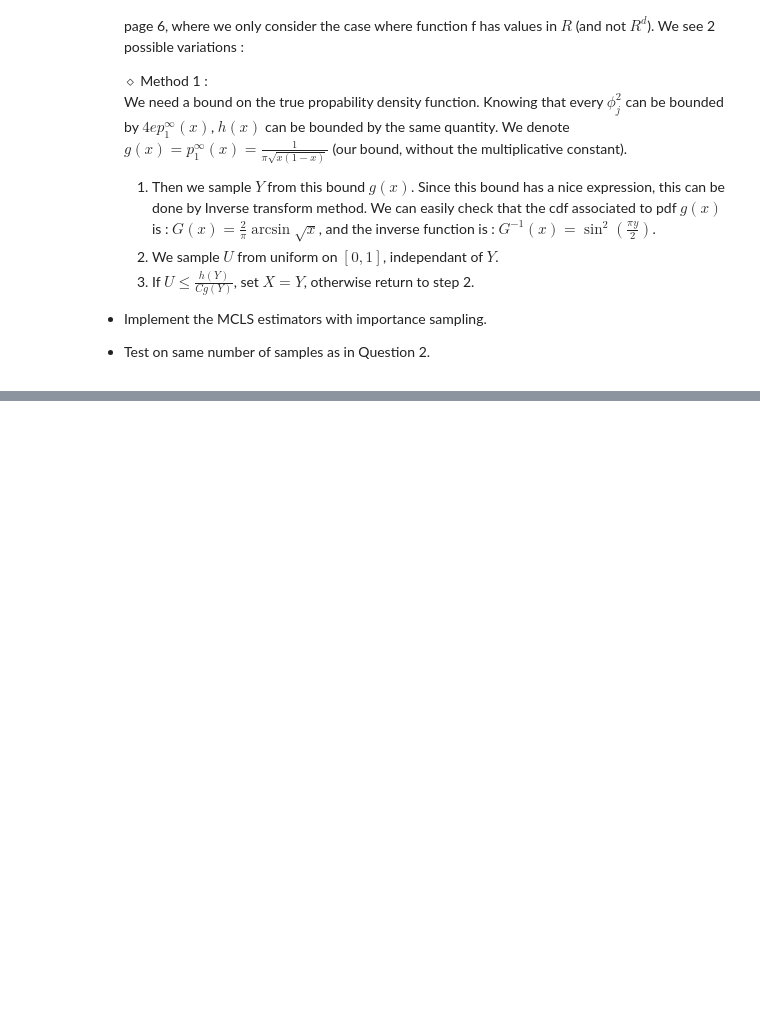
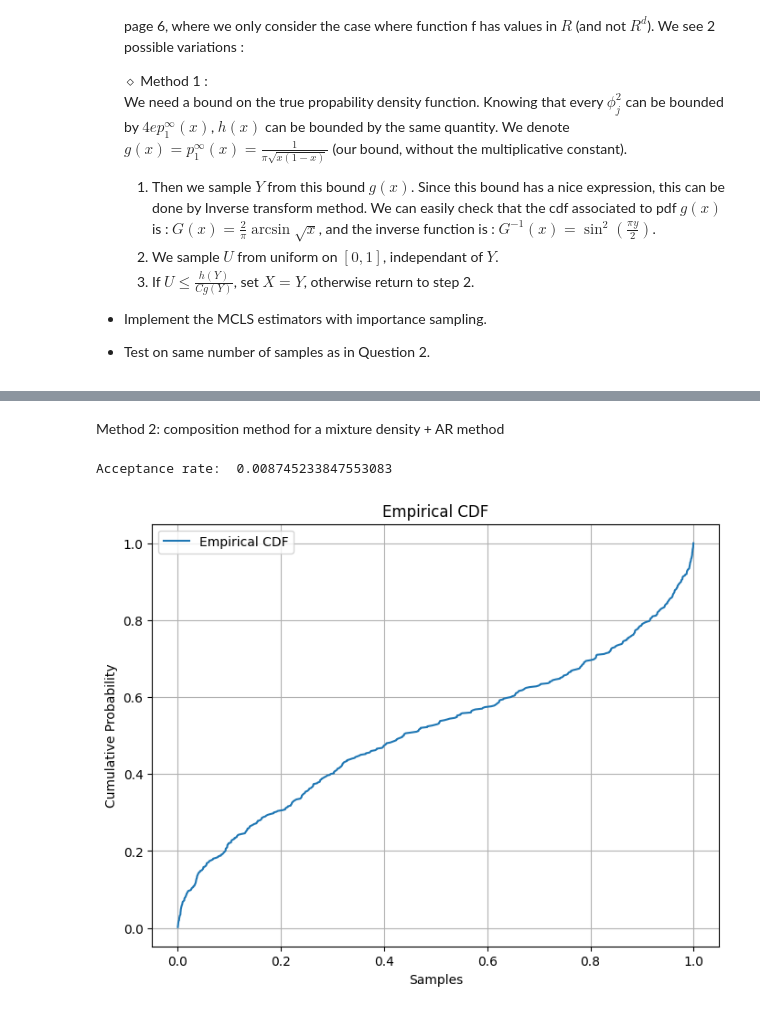
Before and after one commit to FraBet29/stochastic-simulation-project, a Jupyter notebook: notebook.ipynb, the cells around one changed output, grey strips where cells are left out. Cells and saved outputs as stored; diff of their text form; code cells hidden in the pictures; blank space fills up the shorter version.

```diff
--- a/notebook.ipynb
+++ b/notebook.ipynb
@@ -183,0 +163,8 @@ visualize_bound_g_on_h(10)
+# %% [markdown]
+Method 2: composition method for a mixture density + AR method
+# %%
+H_samples = sample_from_h_new(500, 30000, 10)
+visualize_cdf_from_samples(H_samples)
+# %% [output]
+Acceptance rate:  0.008745233847553083
+[figure, added]
```
Also changed, not shown: parts of 18 cells of this notebook, 1 other file.
